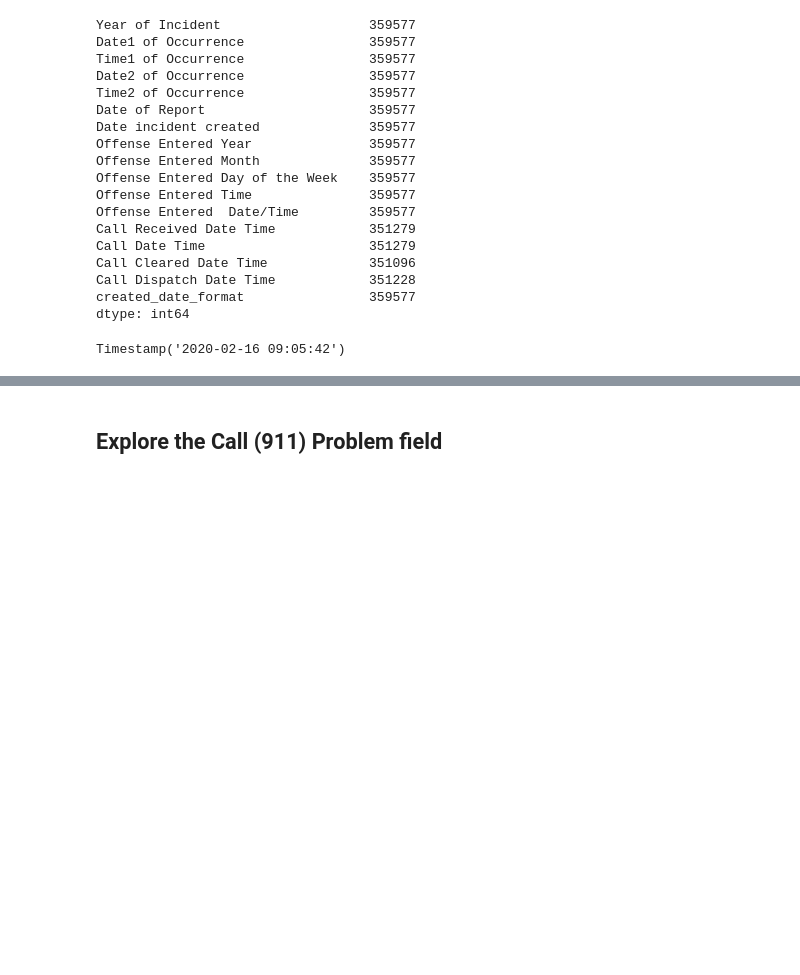
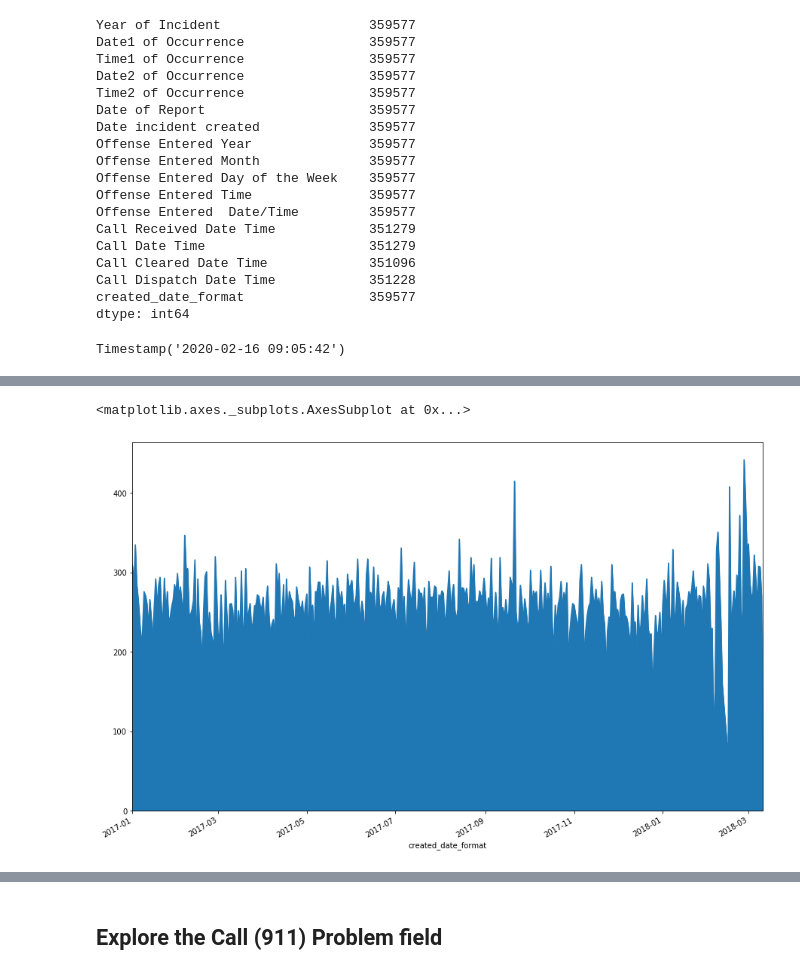
Before and after one commit to CommunityDataEmpowerment/data_exploration, a Jupyter notebook: 20200506_Incidents_Explore.ipynb, the cells around one changed output, grey strips where cells are left out. Cells and saved outputs as stored; diff of their text form; code cells hidden in the pictures; blank space fills up the shorter version.

Commit message:
adding NIBRS/UCR switchover details

```diff
--- a/20200506_Incidents_Explore.ipynb
+++ b/20200506_Incidents_Explore.ipynb
@@ -151,0 +173,9 @@ df_date_ct.to_pickle('data/20200506_df_date_ct.p')
+# %%
+crime_cat_cols = ['Service Number ID','Date incident created','RMS Code', 'Criminal Justice Information Service Code', 'Penal Code',
+       'UCR Offense Name', 'UCR Offense Description', ' UCR Code',
+       'Offense Type', 'NIBRS Crime', 'NIBRS Crime Category',
+       'NIBRS Crime Against', 'NIBRS Code', 'NIBRS Group', 'NIBRS Type']
+# %%
+df_crime_cat = df[crime_cat_cols]
+# %%
+df_crime_cat['created_date_format'] = df_crime_cat['Date incident created'].apply(lambda x:pd.to_datetime(x))
@@ -151,0 +302,11 @@ df_date_ct.to_pickle('data/20200506_df_date_ct.p')
+# %%
+# UCR Counts after 2017-01-01
+df_crime_cat[\
+             (df_crime_cat['created_date_format']>='2017-01-01T00:00:00')\
+             & (df_crime_cat['created_date_format']<='2018-03-11T03:00:00')\
+             & (~df_crime_cat[' UCR Code'].isnull())]\
+.groupby(df_crime_cat['created_date_format'].dt.normalize())['Service Number ID'].count()\
+.plot(kind='area',figsize=(15,10))
+# %% [output]
+<matplotlib.axes._subplots.AxesSubplot at 0x...>
+[figure, added]
```
Also changed, not shown: parts of 26 cells of this notebook.
